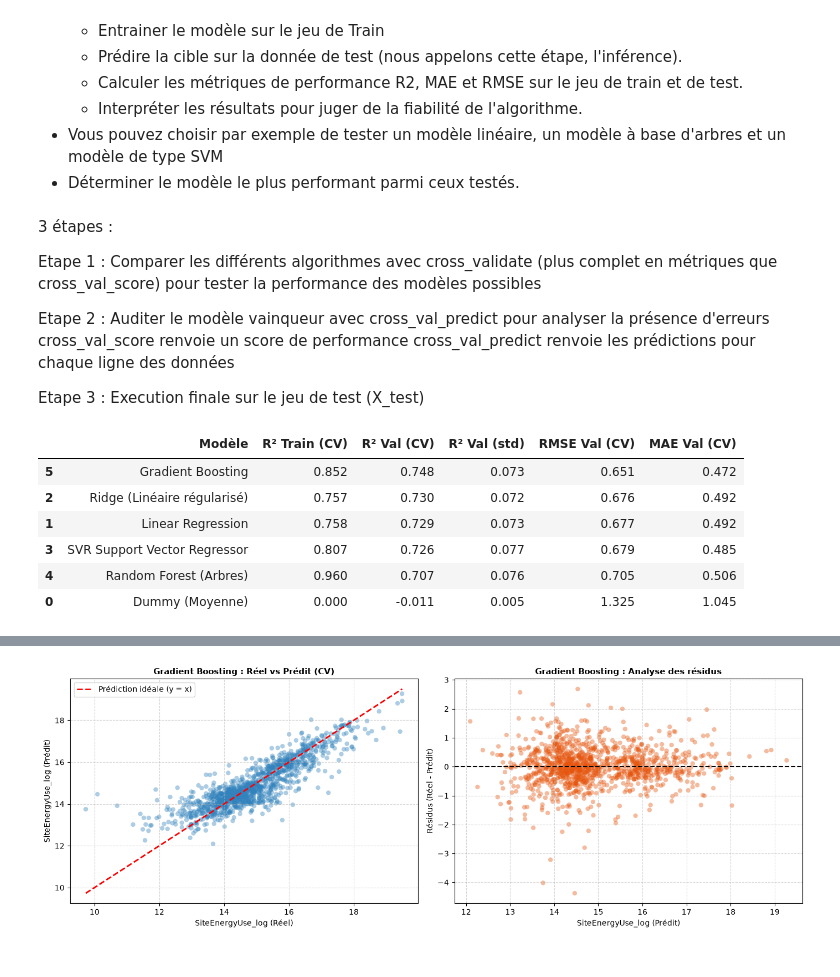
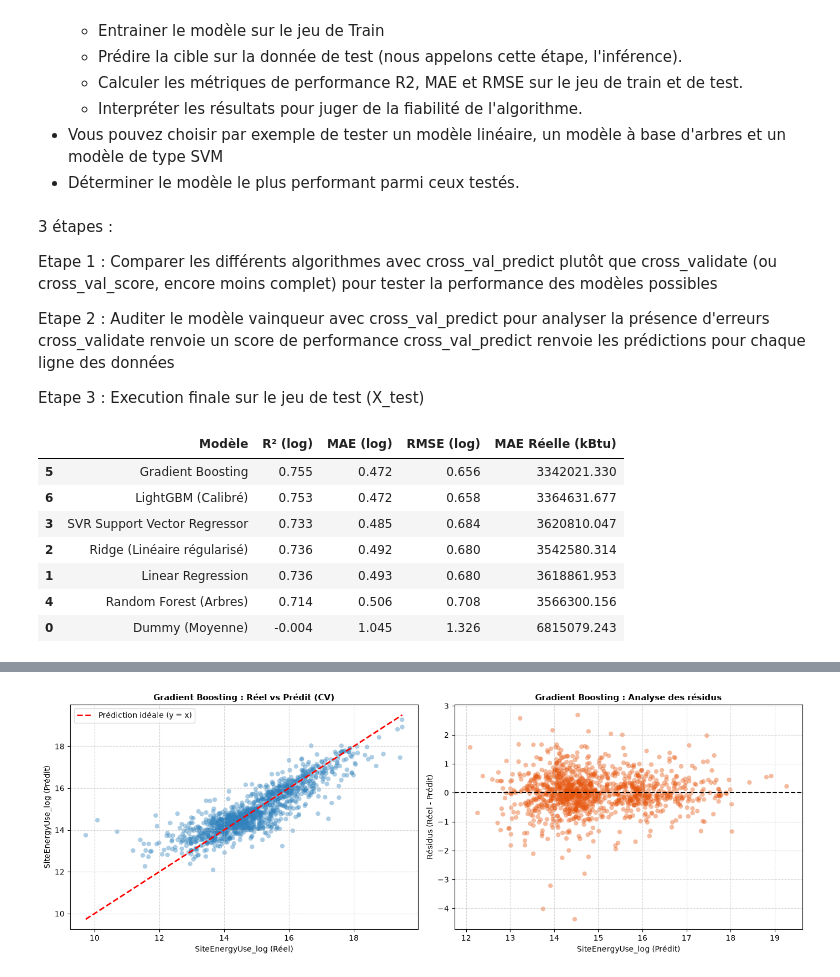
Before and after one commit to Alexis-h2/P3_OC_consommation_batiments_IA, a Jupyter notebook: Hernandez_Alexis_1_notebook_102026.ipynb, the cells around one changed output, grey strips where cells are left out. Drawn from its saved outputs; the diff is of its cells as text; code cells hidden in the pictures.

Commit message:
rajout et test light gbm + explication en markdown + modif mesure de performance avec cross val predict à la place de cross validate

```diff
--- a/Hernandez_Alexis_1_notebook_102026.ipynb
+++ b/Hernandez_Alexis_1_notebook_102026.ipynb
@@ -818,66 +821,63 @@ A réaliser :
 # %% [markdown]
 3 étapes :
 
-Etape 1 : Comparer les différents algorithmes avec cross_validate (plus complet en métriques que cross_val_score) pour tester la performance des modèles possibles
+Etape 1 : Comparer les différents algorithmes avec cross_val_predict plutôt que cross_validate (ou cross_val_score, encore moins complet) pour tester la performance des modèles possibles
 
 Etape 2 : Auditer le modèle vainqueur avec cross_val_predict pour analyser la présence d'erreurs
-    cross_val_score renvoie un score de performance
+    cross_validate renvoie un score de performance
     cross_val_predict renvoie les prédictions pour chaque ligne des données
 
 Etape 3 : Execution finale sur le jeu de test (X_test)
 # %%
-# Etape 1 : Comparer les différents algorithmes avec cross_validate SUR ENERGY
+# Etape 1 : Comparer les différents algorithmes avec cross_val_predict SUR ENERGY
 # La validation croisée K-folds classique est selectionnée au vu de la variable numérique continue des cibles (emissions et energie) :
 
 # Sélection des modèles proposés + Gradient Boosting + amélioration des hyperparamètres
 models = {
     'Dummy (Moyenne)': DummyRegressor(strategy='mean'),
     'Linear Regression': LinearRegression(),
     'Ridge (Linéaire régularisé)': Ridge(alpha=1.0),
     'SVR Support Vector Regressor': SVR(C=1.0, epsilon=0.1),
     'Random Forest (Arbres)': RandomForestRegressor(n_estimators=100, random_state=42, n_jobs=-1),
-    'Gradient Boosting': GradientBoostingRegressor(n_estimators=200, learning_rate=0.05, max_depth=3, subsample=0.8, random_state=42)
+    'Gradient Boosting': GradientBoostingRegressor(n_estimators=200, learning_rate=0.05, max_depth=3, subsample=0.8, random_state=42),
+    'LightGBM (Calibré)': lgb.LGBMRegressor(n_estimators=300, learning_rate=0.03, max_depth=4, subsample=0.8, random_state=42, num_leaves=15, min_child_samples=5, subsample_freq=1, verbose=-1, n_jobs=-1)
 }
 
 # Découpage K-Fold (validation croisée)
 cv = KFold(n_splits=5, shuffle=True, random_state=42)
 
-scoring = {
-    'r2': 'r2',
-    'rmse': 'neg_root_mean_squared_error',
-    'mae': 'neg_mean_absolute_error'
-}
+# Cible réelle non logarithmique pour l'interprétation physique
+y_train_energy_real = np.expm1(y_train_energy)
 
-# Boucle d'évaluation sur X_train pour l'énergie
 results_energy = []
 
+# Génération des prédictions hors-échantillon et calcul des métriques
 for name, model in models.items():
-    scores = cross_validate(
-        model,
-        df_X_train_final,
-        y_train_energy,
-        cv=cv,
-        scoring=scoring,
-        return_train_score=True,
-        n_jobs=-1
-    )
+    # Prédictions sur l'ensemble du jeu d'entraînement via CV
+    y_pred_log = cross_val_predict(model, df_X_train_final, y_train_energy, cv=cv, n_jobs=-1)
+
+    # Reconversion vers l'échelle physique d'origine avec borne inférieure
+    y_pred_real = np.clip(np.expm1(y_pred_log), 0, None)
+
+    # Agrégation des métriques d'évaluation (R2 et MAE incontournables)
     results_energy.append({
         'Modèle': name,
-        'R² Train (CV)': scores['train_r2'].mean(),
-        'R² Val (CV)': scores['test_r2'].mean(),
-        'R² Val (std)': scores['test_r2'].std(),
-        'RMSE Val (CV)': -scores['test_rmse'].mean(),
-        'MAE Val (CV)': -scores['test_mae'].mean()
+        'R² (log)': r2_score(y_train_energy, y_pred_log),
+        'MAE (log)': mean_absolute_error(y_train_energy, y_pred_log),
+        'RMSE (log)': np.sqrt(mean_squared_error(y_train_energy, y_pred_log)),
+        'MAE Réelle (kBtu)': mean_absolute_error(y_train_energy_real, y_pred_real)
     })
 
-df_comparison = pd.DataFrame(results_energy).sort_values(by='R² Val (CV)', ascending=False)
+# Synthèse triée par l'erreur absolue en log
+df_comparison = pd.DataFrame(results_energy).sort_values(by='MAE (log)', ascending=True)
 df_comparison.round(3)
 # %% [output]
-|  | Modèle | R² Train (CV) | R² Val (CV) | R² Val (std) | RMSE Val (CV) | MAE Val (CV) |
-| 5 | Gradient Boosting | 0.852 | 0.748 | 0.073 | 0.651 | 0.472 |
-| 2 | Ridge (Linéaire régularisé) | 0.757 | 0.730 | 0.072 | 0.676 | 0.492 |
-| 1 | Linear Regression | 0.758 | 0.729 | 0.073 | 0.677 | 0.492 |
-| 3 | SVR Support Vector Regressor | 0.807 | 0.726 | 0.077 | 0.679 | 0.485 |
-| 4 | Random Forest (Arbres) | 0.960 | 0.707 | 0.076 | 0.705 | 0.506 |
-| 0 | Dummy (Moyenne) | 0.000 | -0.011 | 0.005 | 1.325 | 1.045 |
+|  | Modèle | R² (log) | MAE (log) | RMSE (log) | MAE Réelle (kBtu) |
+| 5 | Gradient Boosting | 0.755 | 0.472 | 0.656 | 3342021.330 |
+| 6 | LightGBM (Calibré) | 0.753 | 0.472 | 0.658 | 3364631.677 |
+| 3 | SVR Support Vector Regressor | 0.733 | 0.485 | 0.684 | 3620810.047 |
+| 2 | Ridge (Linéaire régularisé) | 0.736 | 0.492 | 0.680 | 3542580.314 |
+| 1 | Linear Regression | 0.736 | 0.493 | 0.680 | 3618861.953 |
+| 4 | Random Forest (Arbres) | 0.714 | 0.506 | 0.708 | 3566300.156 |
+| 0 | Dummy (Moyenne) | -0.004 | 1.045 | 1.326 | 6815079.243 |
 # %%
```
Also changed, not shown: parts of 6 cells of this notebook, 1 other file.
